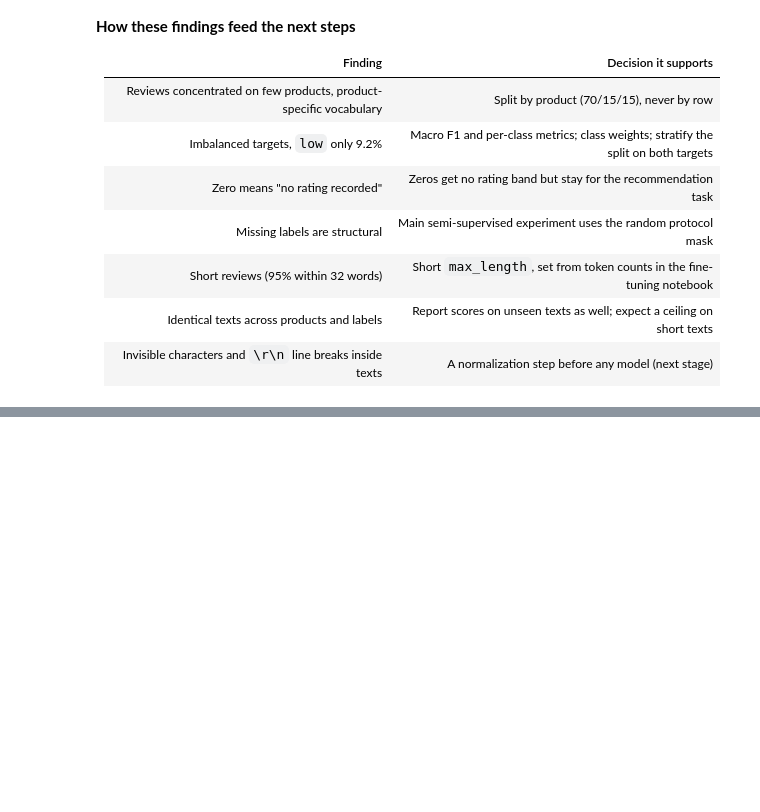
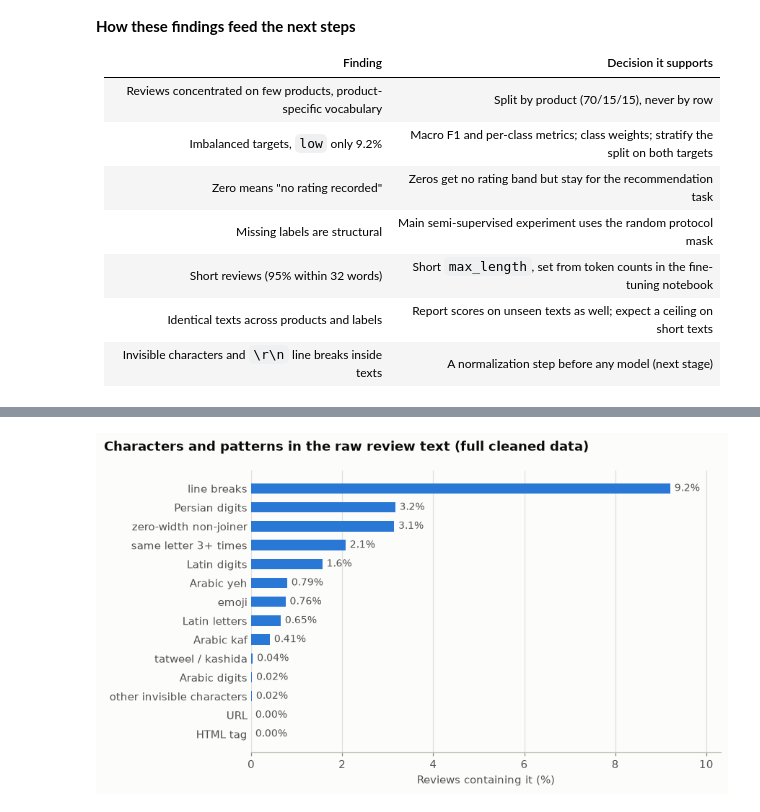
Before and after one commit to alidarviish/digikala-review-analysis, a Jupyter notebook: notebooks/01_descriptive_analysis.ipynb, the cells around one changed output, grey strips where cells are left out. Cells and saved outputs as stored; diff of their text form; code cells hidden in the pictures; blank space fills up the shorter version.

Commit message:
Add vocabulary analysis: characters, distinctive words, negation and product categories

```diff
--- a/notebooks/01_descriptive_analysis.ipynb
+++ b/notebooks/01_descriptive_analysis.ipynb
@@ -1118,0 +1172,17 @@ test set as it is and also report scores on the test reviews whose text never ap
+# %%
+fig, ax = plt.subplots(figsize=(8, 4.6))
+plotting.hbar(
+    ax,
+    labels=[name.split(" (")[0] for name in characters.index],  # examples in Persian stay in the table
+    values=list(characters),
+    value_labels=[f"{v:.2f}%" if v < 1 else f"{v:.1f}%" for v in characters],
+    xlabel="Reviews containing it (%)",
+)
+fig.suptitle(
+    "Characters and patterns in the raw review text (full cleaned data)", x=0.01, ha="left", fontweight="bold"
+)
+fig.tight_layout()
+plotting.save(fig, "character_audit")
+plt.show()
+# %% [output]
+[figure, added]
```
Also changed, not shown: parts of 16 cells of this notebook, 3 other files.
